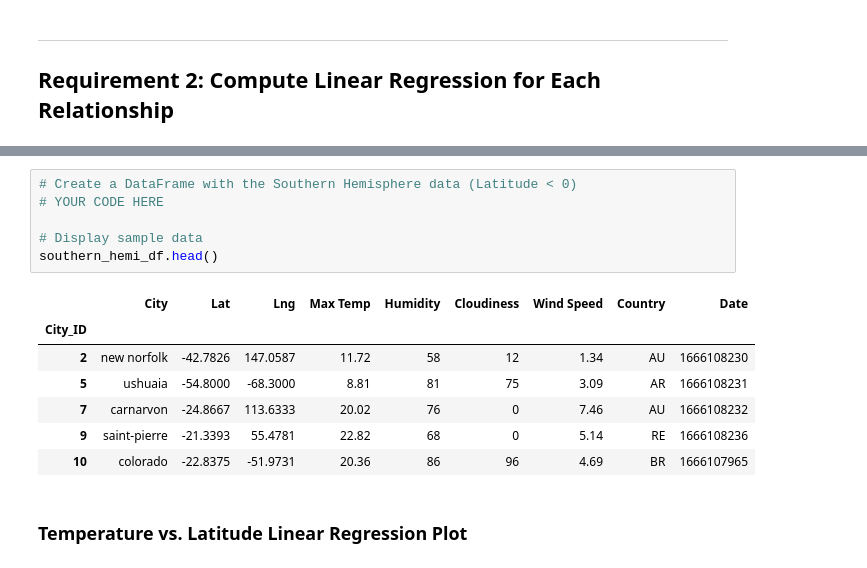
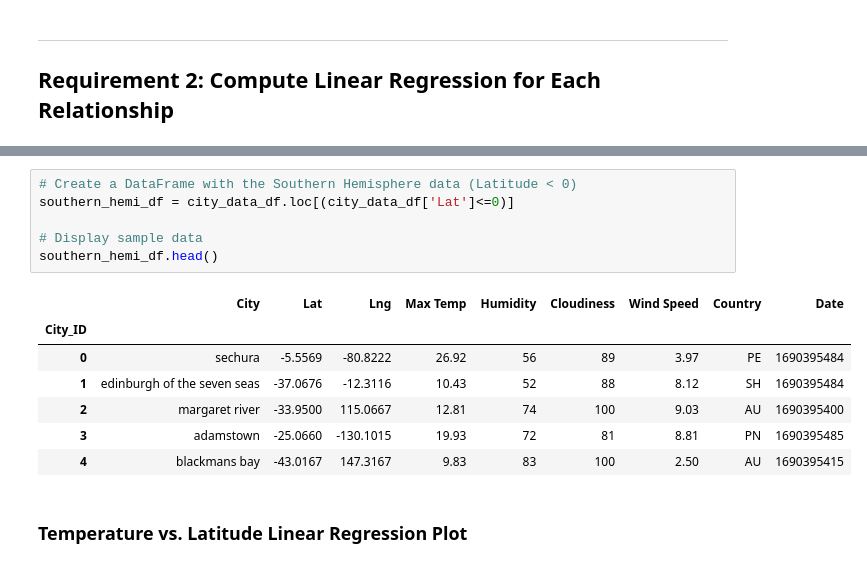
Before and after one commit to EleshiaH/python-api-challenge, a Jupyter notebook: WeatherPy/WeatherPy.ipynb, the cells around one changed output, grey strips where cells are left out. Saved outputs shown, nothing was run; the diff lists cells and outputs as text.

```diff
--- a/WeatherPy/WeatherPy.ipynb
+++ b/WeatherPy/WeatherPy.ipynb
@@ -256,16 +312,16 @@ northern_hemi_df.head()
 # %%
 # Create a DataFrame with the Southern Hemisphere data (Latitude < 0)
-# YOUR CODE HERE
+southern_hemi_df = city_data_df.loc[(city_data_df['Lat']<=0)]
 
 # Display sample data
 southern_hemi_df.head()
 # %% [output]
 |  | City | Lat | Lng | Max Temp | Humidity | Cloudiness | Wind Speed | Country | Date |
 | City_ID |  |  |  |  |  |  |  |  |  |
-| 2 | new norfolk | -42.7826 | 147.0587 | 11.72 | 58 | 12 | 1.34 | AU | 1666108230 |
-| 5 | ushuaia | -54.8000 | -68.3000 | 8.81 | 81 | 75 | 3.09 | AR | 1666108231 |
-| 7 | carnarvon | -24.8667 | 113.6333 | 20.02 | 76 | 0 | 7.46 | AU | 1666108232 |
-| 9 | saint-pierre | -21.3393 | 55.4781 | 22.82 | 68 | 0 | 5.14 | RE | 1666108236 |
-| 10 | colorado | -22.8375 | -51.9731 | 20.36 | 86 | 96 | 4.69 | BR | 1666107965 |
+| 0 | sechura | -5.5569 | -80.8222 | 26.92 | 56 | 89 | 3.97 | PE | 1690395484 |
+| 1 | edinburgh of the seven seas | -37.0676 | -12.3116 | 10.43 | 52 | 88 | 8.12 | SH | 1690395484 |
+| 2 | margaret river | -33.9500 | 115.0667 | 12.81 | 74 | 100 | 9.03 | AU | 1690395400 |
+| 3 | adamstown | -25.0660 | -130.1015 | 19.93 | 72 | 81 | 8.81 | PN | 1690395485 |
+| 4 | blackmans bay | -43.0167 | 147.3167 | 9.83 | 83 | 100 | 2.50 | AU | 1690395415 |
 # %% [markdown]
 ###  Temperature vs. Latitude Linear Regression Plot
```
Also changed, not shown: parts of 37 cells of this notebook, 5 other files.
